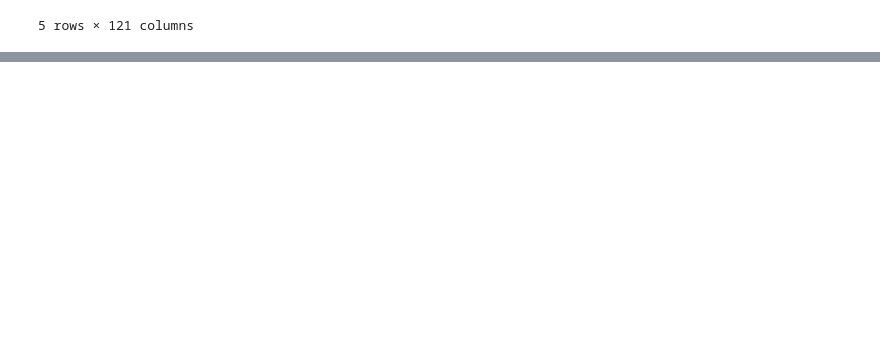
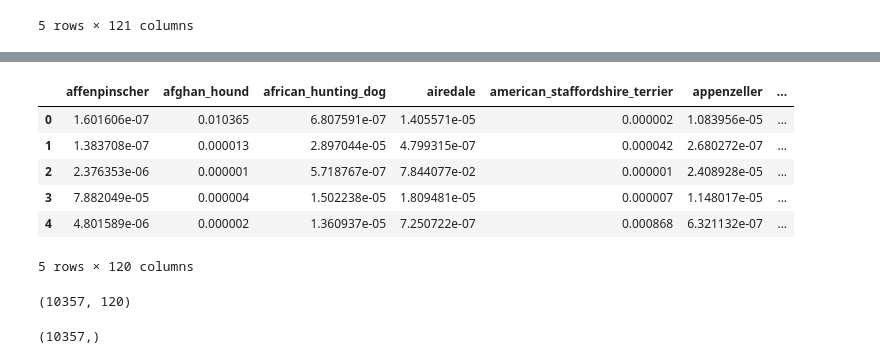
Before and after one commit to zachlandes/fastai, a Jupyter notebook: courses/dl1/dog-breeds.ipynb, the cells around one changed output, grey strips where cells are left out. Saved outputs shown, nothing was run; the diff lists cells and outputs as text; code cells hidden in the pictures; blank space fills up the shorter version.

```diff
--- a/courses/dl1/dog-breeds.ipynb
+++ b/courses/dl1/dog-breeds.ipynb
@@ -460,0 +502,2 @@ test_df.to_csv(f'{PATH}dog_breeds_resnet34_submissions2.csv', index=False)
+# %%
+data = ImageClassifierData.from_paths(PATH, tfms=tfms_from_model(resnet34, sz, aug_tfms=transforms_side_on, max_zoom=1.1), test_name='test')
@@ -460,0 +596,3 @@ test_df.to_csv(f'{PATH}dog_breeds_resnet34_submissions2.csv', index=False)
+# %%
+%time log_test_preds, y = learn.TTA(is_test=True)
+preds = np.mean(np.exp(log_test_preds),0)
@@ -460,0 +616,3 @@ test_df.to_csv(f'{PATH}dog_breeds_resnet34_submissions2.csv', index=False)
+# %%
+labels = data.classes
+labels
@@ -460,0 +639,20 @@ test_df.to_csv(f'{PATH}dog_breeds_resnet34_submissions2.csv', index=False)
+# %%
+test_df = pd.DataFrame(preds, columns=labels)
+# %%
+test_df.head()
+# %% [output]
+|  | affenpinscher | afghan_hound | african_hunting_dog | airedale | american_staffordshire_terrier | appenzeller | ... |
+| 0 | 1.601606e-07 | 0.010365 | 6.807591e-07 | 1.405571e-05 | 0.000002 | 1.083956e-05 | ... |
+| 1 | 1.383708e-07 | 0.000013 | 2.897044e-05 | 4.799315e-07 | 0.000042 | 2.680272e-07 | ... |
+| 2 | 2.376353e-06 | 0.000001 | 5.718767e-07 | 7.844077e-02 | 0.000001 | 2.408928e-05 | ... |
+| 3 | 7.882049e-05 | 0.000004 | 1.502238e-05 | 1.809481e-05 | 0.000007 | 1.148017e-05 | ... |
+| 4 | 4.801589e-06 | 0.000002 | 1.360937e-05 | 7.250722e-07 | 0.000868 | 6.321132e-07 | ... |
+5 rows × 120 columns
+# %%
+test_df.shape
+# %% [output]
+(10357, 120)
+# %%
+filenames.shape
+# %% [output]
+(10357,)
```
Also changed, not shown: parts of 44 cells of this notebook.
